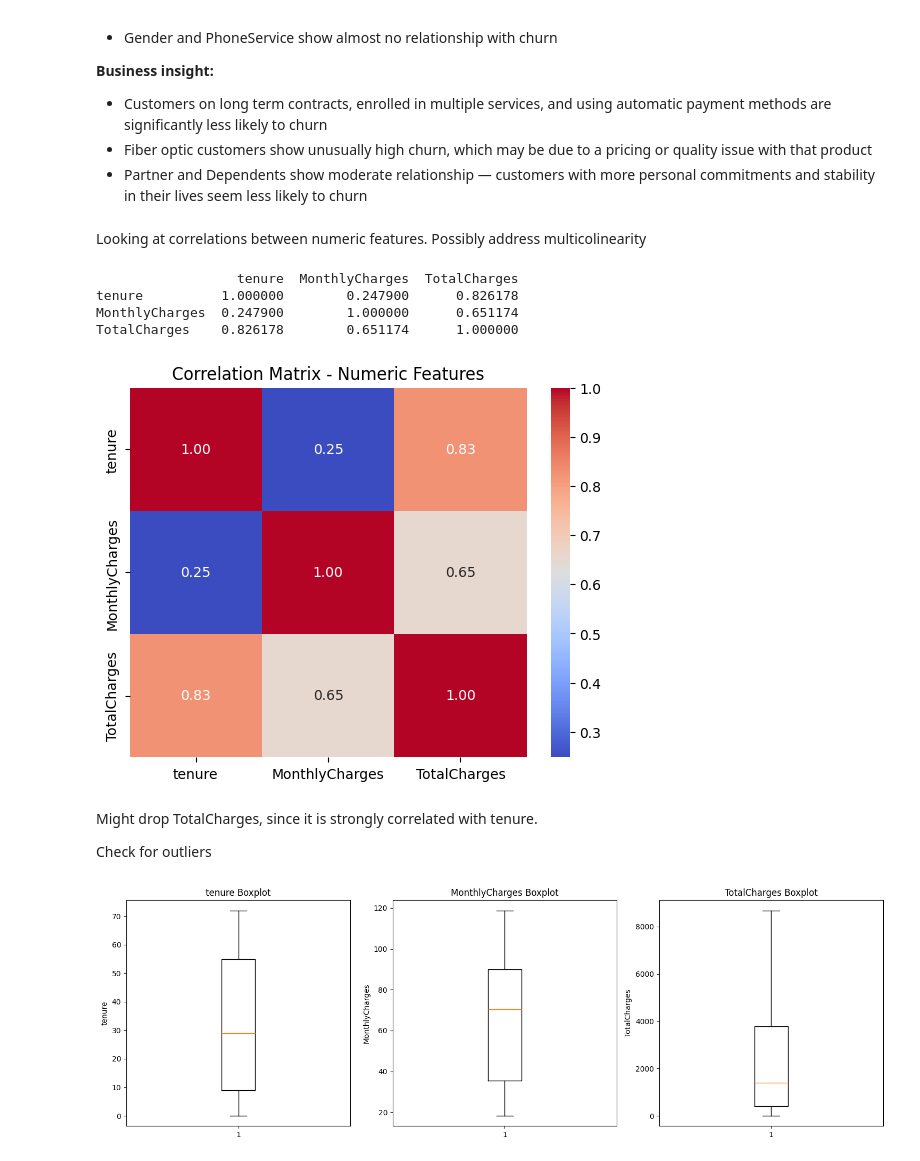
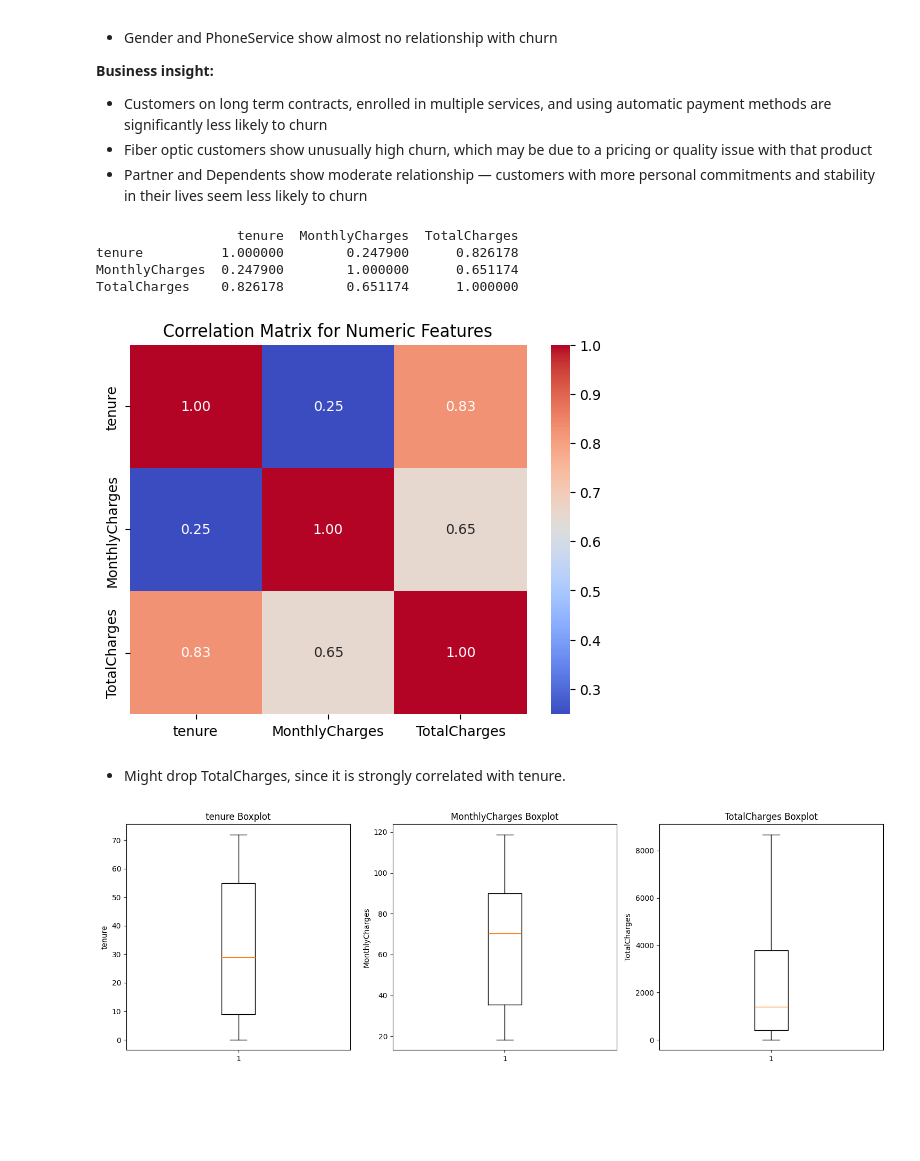
Before and after one commit to tyler-romans/customer-churn-prediction, a Jupyter notebook: Customer_Churn_Prediction.ipynb, the cells around one changed output. Saved outputs shown, nothing was run; the diff lists cells and outputs as text; code cells hidden in the pictures; blank space fills up the shorter version.

```diff
--- a/Customer_Churn_Prediction.ipynb
+++ b/Customer_Churn_Prediction.ipynb
@@ -269,6 +277,4 @@ Name: Churn, dtype: float64
 - Fiber optic customers show unusually high churn, which may be due to a
   pricing or quality issue with that product
 - Partner and Dependents show moderate relationship — customers with more personal commitments and stability in their lives seem less likely to churn
-# %% [markdown]
-Looking at correlations between numeric features. Possibly address multicolinearity
 # %%
@@ -282,13 +289,12 @@ tenure          1.000000        0.247900      0.826178
 MonthlyCharges  0.247900        1.000000      0.651174
 TotalCharges    0.826178        0.651174      1.000000
 # %%
+# heatmap of numerical data above
 sns.heatmap(correlation_matrix, annot=True, fmt='.2f', cmap='coolwarm')
-plt.title('Correlation Matrix - Numeric Features')
+plt.title('Correlation Matrix for Numeric Features')
 plt.show()
 # %% [output]
-[figure, old version]
+[figure, new version]
 # %% [markdown]
-Might drop TotalCharges, since it is strongly correlated with tenure.
-
-Check for outliers
+- Might drop TotalCharges, since it is strongly correlated with tenure.
 # %%
```
Also changed, not shown: parts of 67 cells of this notebook.
